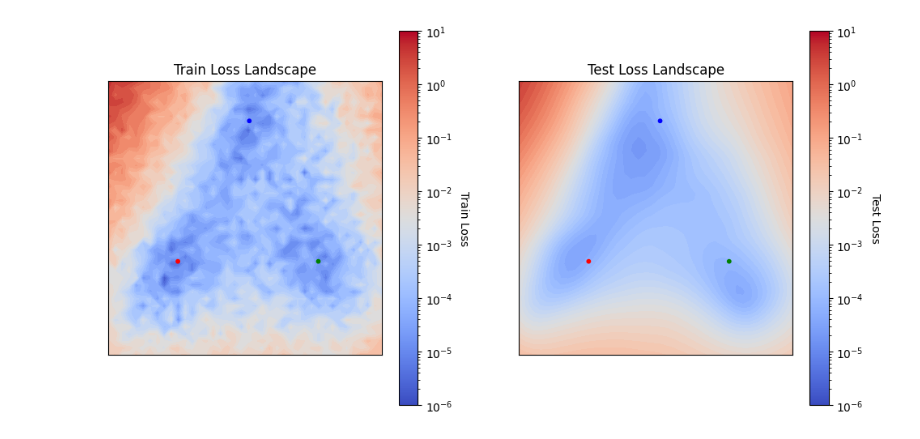
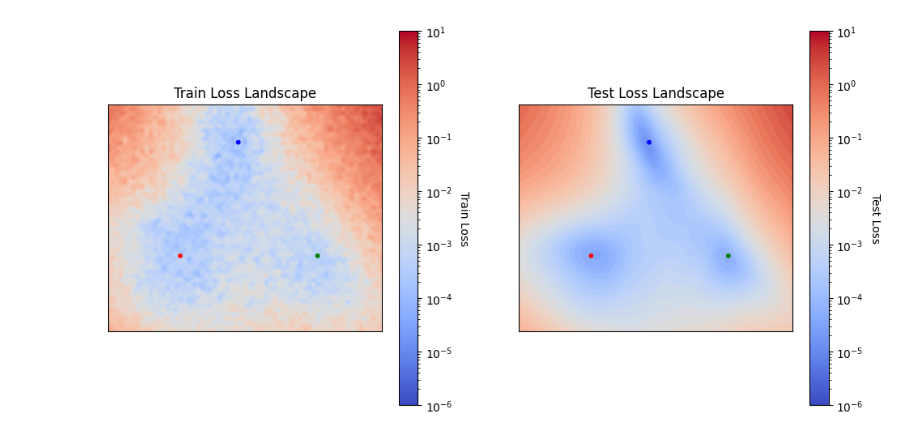
Before and after one commit to Adhithyan8/linear-mode-connectivity, a Jupyter notebook: playground2.ipynb, the cells around one changed output. Drawn from its saved outputs; the diff is of its cells as text; code cells hidden in the pictures.

```diff
--- a/playground2.ipynb
+++ b/playground2.ipynb
@@ -146,7 +150,7 @@ xhat = x / torch.norm(x)
 yhat = y / torch.norm(y)
 xnorm = torch.norm(x).item()
 ynorm = torch.norm(y).item()
-dnorm = d.item() * ynorm
+dnorm = d.item()
 
 # testing
 x_mid = (dnorm + xnorm) / 3
@@ -269,6 +273,7 @@ model2.load_state_dict(
     torch.load(f"models/sigmoid/{dataset}/perm_model_s512_w{width}_d1_{ref_idx}_{indices[2]}.pth")
 )
 
+# convert models to vectors
 vec0 = model2vec(model0)
 vec1 = model2vec(model1)
 vec2 = model2vec(model2)
@@ -279,7 +284,7 @@ xhat = x / torch.norm(x)
 yhat = y / torch.norm(y)
 xnorm = torch.norm(x).item()
 ynorm = torch.norm(y).item()
-dnorm = d.item() * ynorm
+dnorm = d.item()
 
 # testing
 x_mid = (dnorm + xnorm) / 3
@@ -287,8 +292,8 @@ y_mid = ynorm / 3
 x_min, x_max = x_mid - xnorm, x_mid + xnorm
 y_min, y_max = y_mid - ynorm, y_mid + ynorm
 
-xx, yy = np.meshgrid(np.arange(x_min, x_max, 0.5),
-                        np.arange(y_min, y_max, 0.5))
+xx, yy = np.meshgrid(np.arange(x_min, x_max, 0.25),
+                        np.arange(y_min, y_max, 0.25))
 grid = torch.from_numpy(np.c_[xx.ravel(), yy.ravel()]).float().to(device)
 # %%
 # model at grid[i, j] is model2vec(vec0 + i * x + j * y)
@@ -408,25 +402,32 @@ Epoch 00099: reducing learning rate of group 0 to 1.2500e-03.
 # %%
+# convert models to vectors
 vec0 = model2vec(model0)
 vec1 = model2vec(model1_)
 vec2 = model2vec(model2_)
 
 origin, x, y, d = get_plane(vec0, vec1, vec2)
+# testing
+xhat = x / torch.norm(x)
+yhat = y / torch.norm(y)
+xnorm = torch.norm(x).item()
+ynorm = torch.norm(y).item()
+dnorm = d.item()
 
-# define grid with center of plot at centroid of 3 points
-x_mid = (d.item()+1)/3
-x_min, x_max = x_mid - 1.0, x_mid + 1.0
-y_mid = 1/3
-y_min, y_max = y_mid - 1.0, y_mid + 1.0
+# testing
+x_mid = (dnorm + xnorm) / 3
+y_mid = ynorm / 3
+x_min, x_max = x_mid - xnorm, x_mid + xnorm
+y_min, y_max = y_mid - ynorm, y_mid + ynorm
 
-xx, yy = np.meshgrid(np.arange(x_min, x_max, 0.05),
-                        np.arange(y_min, y_max, 0.05))
+xx, yy = np.meshgrid(np.arange(x_min, x_max, 0.25),
+                        np.arange(y_min, y_max, 0.25))
 grid = torch.from_numpy(np.c_[xx.ravel(), yy.ravel()]).float().to(device)
 
 # model at grid[i, j] is model2vec(vec0 + i * x + j * y)
 model_ = FCNet(2, width, 1, 1)
 
 def get_model(i, j):
-    return vec2model(vec0 + i * x + j * y, model_)
+    return vec2model(vec0 + i * xhat + j * yhat, model_)
 
 # compute loss at grid[i, j]
 def get_loss(i, j, loader):
@@ -454,33 +455,36 @@ for i in range(xx.shape[0]):
 # plot train and test loss landscapes
 fig, ax = plt.subplots(1, 2, sharex=True, sharey=True, figsize=(12, 6))
 
 vmin = -6
 vmax = 1
 # contour plot on log scale
 ax[0].contourf(xx, yy, np.log(loss_grid_train), cmap=cm.coolwarm, levels=40, interpolation="none", vmin=vmin, vmax=vmax)
 
 # contour plot on log scale
 ax[1].contourf(xx, yy, np.log(loss_grid_test), cmap=cm.coolwarm, levels=40, interpolation="none", vmin=vmin, vmax=vmax)
 
 # colorbar in log scale
 cbar = fig.colorbar(cm.ScalarMappable(norm=colors.LogNorm(vmin = 10**vmin, vmax=10**vmax), cmap=cm.coolwarm), ax=ax[0])
 cbar.ax.set_ylabel("Train Loss", rotation=270, labelpad=15)
 cbar = fig.colorbar(cm.ScalarMappable(norm=colors.LogNorm(vmin = 10**vmin, vmax=10**vmax), cmap=cm.coolwarm), ax=ax[1])
 cbar.ax.set_ylabel("Test Loss", rotation=270, labelpad=15)
 
-ax[0].scatter([0, 1, d.item()], [0, 0, 1], c=["red", "green", "blue"], s=10,)
-ax[1].scatter([0, 1, d.item()], [0, 0, 1], c=["red", "green", "blue"], s=10,)
+ax[0].scatter([0, xnorm, dnorm], [0, 0, ynorm], c=["red", "green", "blue"], s=10,)
+ax[1].scatter([0, xnorm, dnorm], [0, 0, ynorm], c=["red", "green", "blue"], s=10,)
 ax[0].set_title("Train Loss Landscape")
 ax[1].set_title("Test Loss Landscape")
 
 # remove x, y ticks
 ax[0].set_xticks([])
 ax[0].set_yticks([])
 ax[1].set_xticks([])
 ax[1].set_yticks([])
 # aspect ratio
 ax[0].set_aspect('equal')
 ax[1].set_aspect('equal')
+# # test aspect ratio
+# ax[0].set_aspect('auto')
+# ax[1].set_aspect('auto')
 plt.show()
 # %% [output]
-[figure, old version]
+[figure, new version]
```
Also changed, not shown: parts of 12 cells of this notebook, 5 other files.
